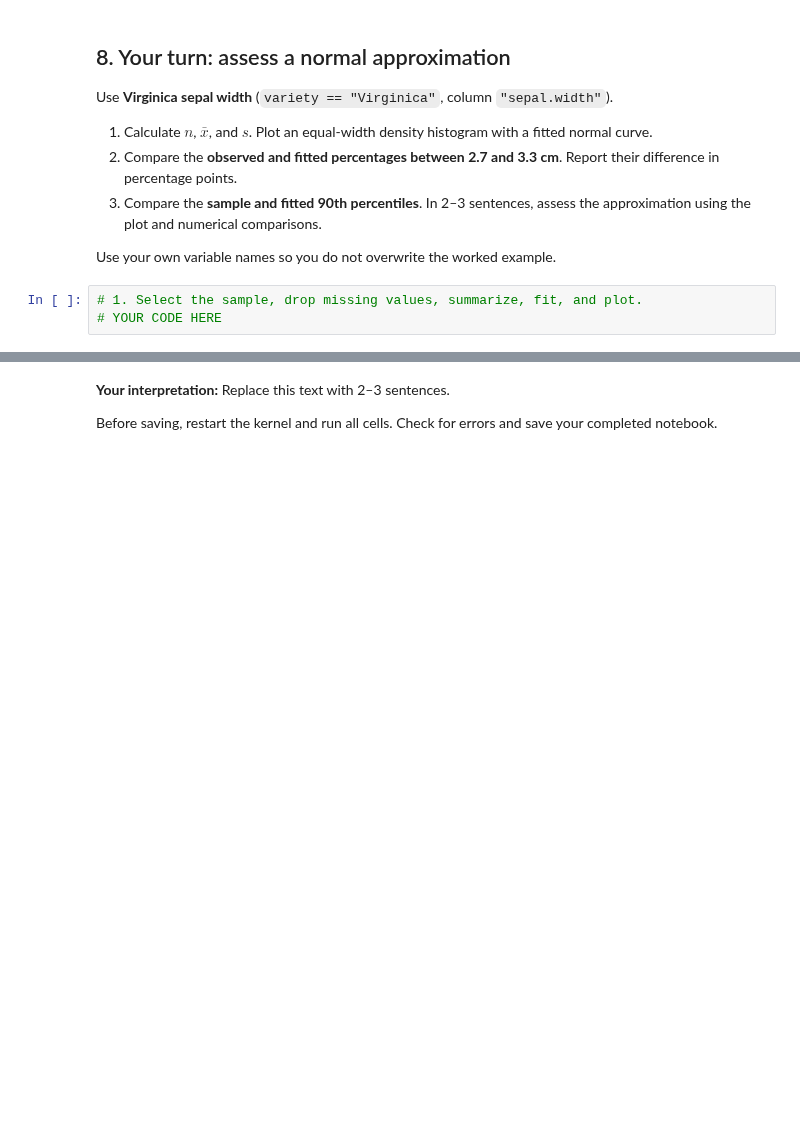
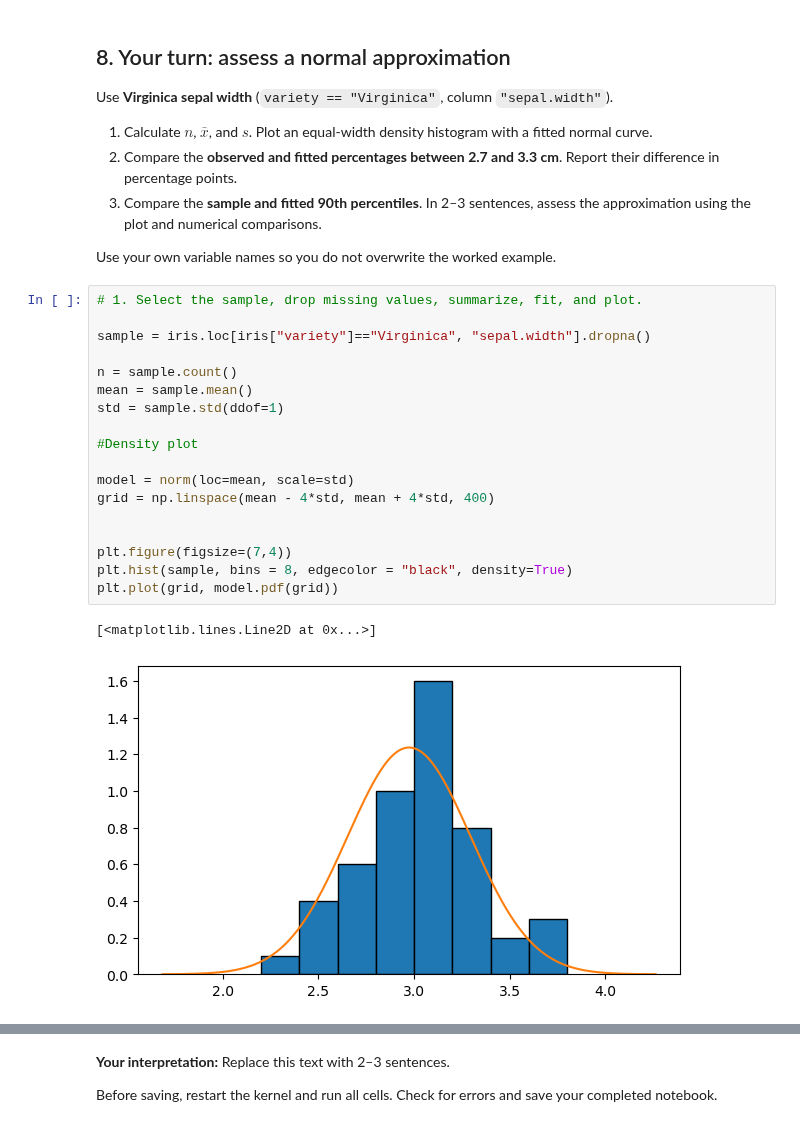
Before and after one commit to KnezzM/26f-engr1451-2451, a Jupyter notebook: 2-class/w03b_normal_approximation.ipynb, the cells around one changed output, grey strips where cells are left out. Cells and saved outputs as stored; diff of their text form; blank space fills up the shorter version.

```diff
--- a/2-class/w03b_normal_approximation.ipynb
+++ b/2-class/w03b_normal_approximation.ipynb
@@ -201,6 +201,24 @@ Use **Virginica sepal width** (`variety == "Virginica"`, column `"sepal.width"`)
 Use your own variable names so you do not overwrite the worked example.
 # %%
 # 1. Select the sample, drop missing values, summarize, fit, and plot.
-# YOUR CODE HERE
+
+sample = iris.loc[iris["variety"]=="Virginica", "sepal.width"].dropna()
+
+n = sample.count()
+mean = sample.mean()
+std = sample.std(ddof=1)
+
+#Density plot
+
+model = norm(loc=mean, scale=std)
+grid = np.linspace(mean - 4*std, mean + 4*std, 400)
+
+
+plt.figure(figsize=(7,4))
+plt.hist(sample, bins = 8, edgecolor = "black", density=True)
+plt.plot(grid, model.pdf(grid))
+# %% [output]
+[<matplotlib.lines.Line2D at 0x...>]
+[figure, added]
 # %%
 # 2. Compare percentages; calculate observed minus fitted in percentage points.
```
Also changed, not shown: parts of 2 cells of this notebook, 3 other files.
